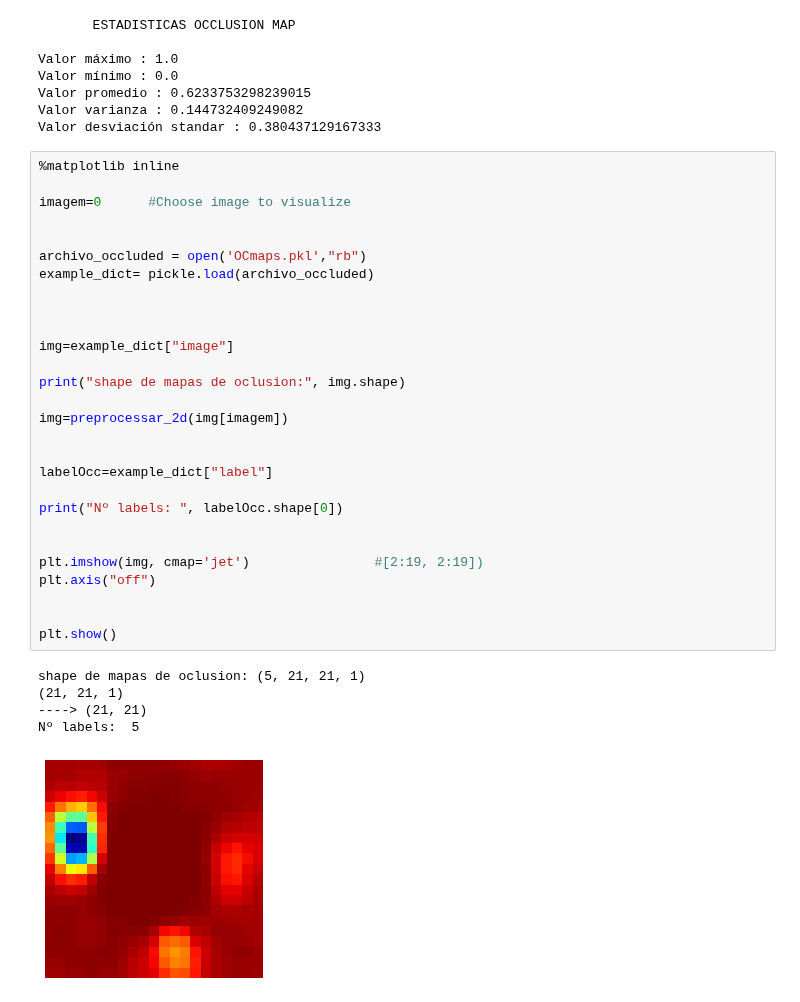
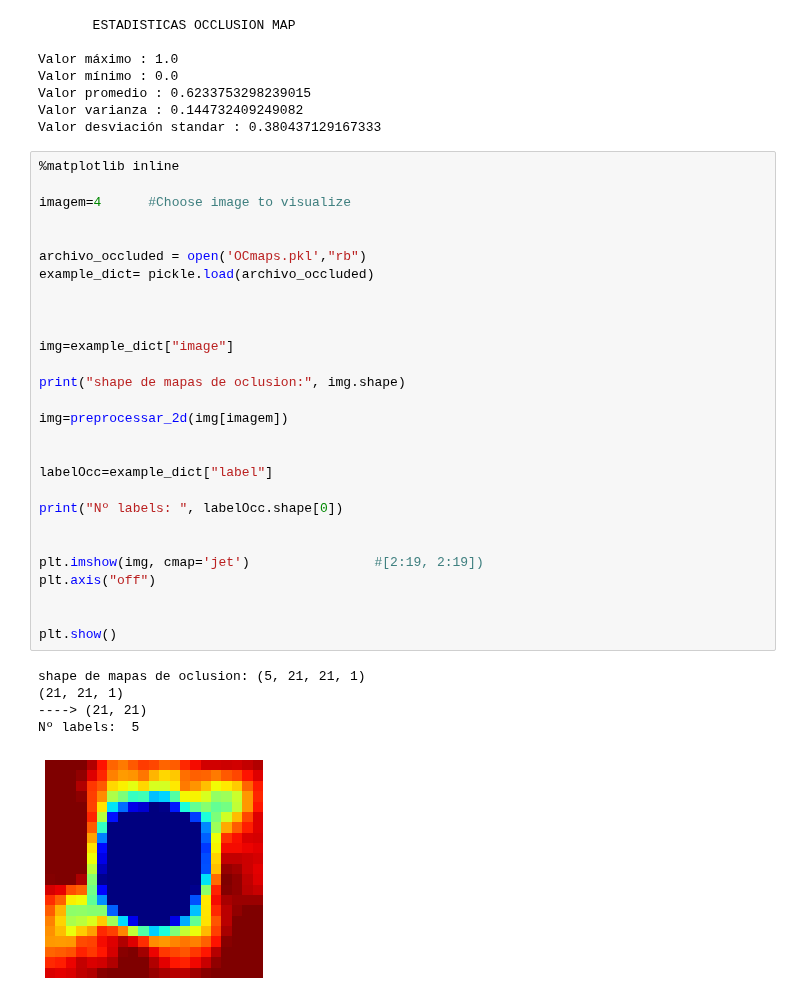
Before and after one commit to AndreTeixeira1998/EL4106-1oProyecto, a Jupyter notebook: Occlusion_map.ipynb, the cells around one changed output. Cells and saved outputs as stored; diff of their text form.

```diff
--- a/Occlusion_map.ipynb
+++ b/Occlusion_map.ipynb
@@ -515,34 +515,34 @@ Valor desviación standar : 0.380437129167333
 # %%
 %matplotlib inline
 
-imagem=0      #Choose image to visualize
+imagem=4      #Choose image to visualize
 
 
 archivo_occluded = open('OCmaps.pkl',"rb")
 example_dict= pickle.load(archivo_occluded)
 
 
 
 img=example_dict["image"]
 
 print("shape de mapas de oclusion:", img.shape)
 
 img=preprocessar_2d(img[imagem])
 
 
 labelOcc=example_dict["label"]
 
 print("Nº labels: ", labelOcc.shape[0])
 
 
 plt.imshow(img, cmap='jet')                #[2:19, 2:19])
 plt.axis("off")
 
 
 plt.show()
 # %% [output]
 shape de mapas de oclusion: (5, 21, 21, 1)
 (21, 21, 1)
 ----> (21, 21)
 Nº labels:  5
-[figure, old version]
+[figure, new version]
```
Also changed, not shown: 2 other files.
